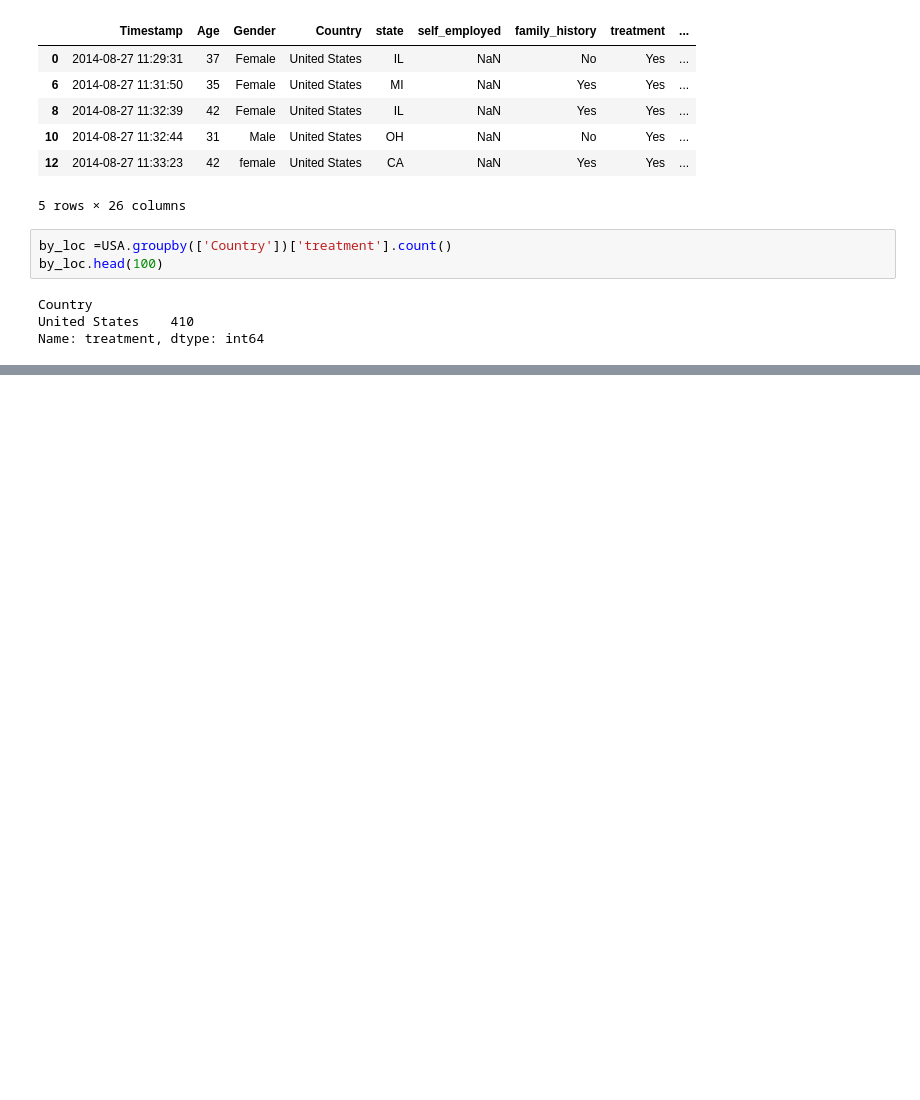
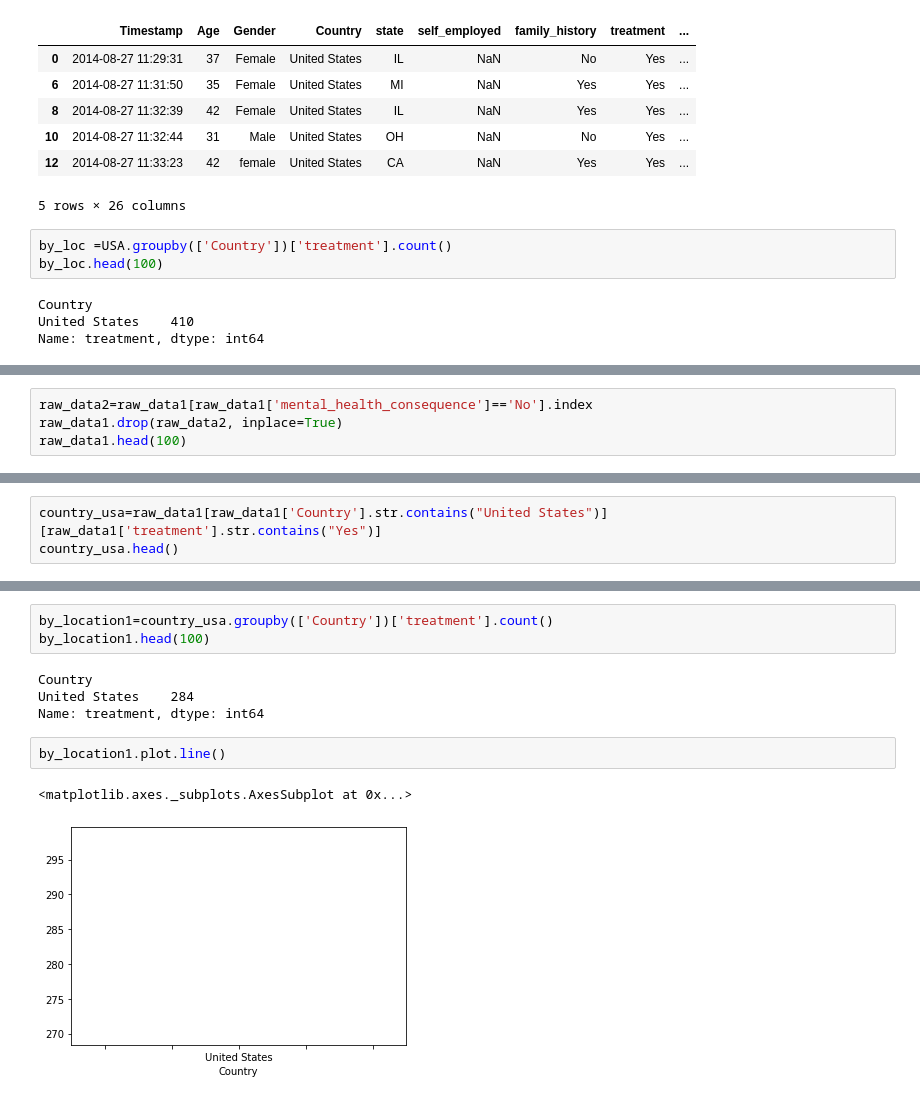
Before and after one commit to jessyflora/DataAnalyticsTools1, a Jupyter notebook: Assignment4_mental_health_survey.ipynb, the cells around one changed output, grey strips where cells are left out. Saved outputs shown, nothing was run; the diff lists cells and outputs as text; blank space fills up the shorter version.

Commit message:
plot
Plot the highest count found

```diff
--- a/Assignment4_mental_health_survey.ipynb
+++ b/Assignment4_mental_health_survey.ipynb
@@ -123,0 +107,4 @@ Text(0, 0.5, 'sales')
+# %%
+raw_data2=raw_data1[raw_data1['mental_health_consequence']=='No'].index
+raw_data1.drop(raw_data2, inplace=True)
+raw_data1.head(100)
@@ -123,0 +141,3 @@ Text(0, 0.5, 'sales')
+# %%
+country_usa=raw_data1[raw_data1['Country'].str.contains("United States")][raw_data1['treatment'].str.contains("Yes")]
+country_usa.head()
@@ -123,0 +152,12 @@ Text(0, 0.5, 'sales')
+# %%
+by_location1=country_usa.groupby(['Country'])['treatment'].count()
+by_location1.head(100)
+# %% [output]
+Country
+United States    284
+Name: treatment, dtype: int64
+# %%
+by_location1.plot.line()
+# %% [output]
+<matplotlib.axes._subplots.AxesSubplot at 0x...>
+[figure, added]
```
Also changed, not shown: parts of 5 cells of this notebook.
